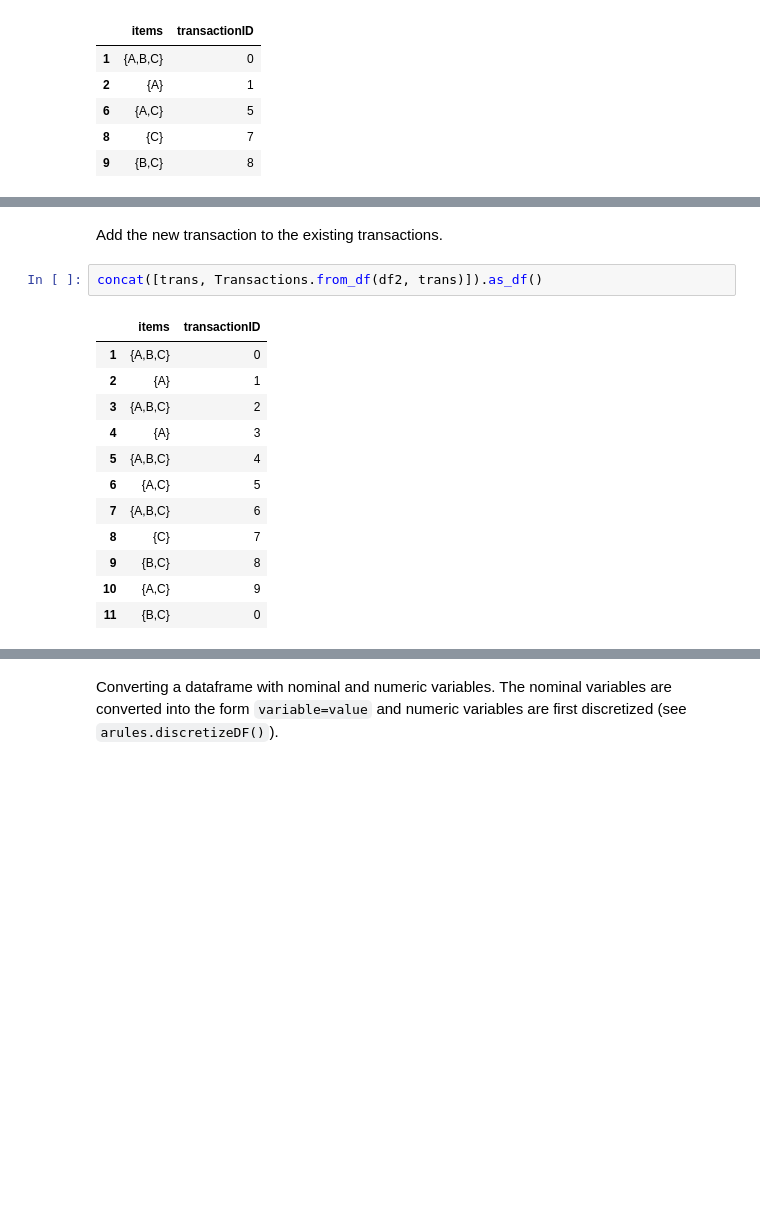
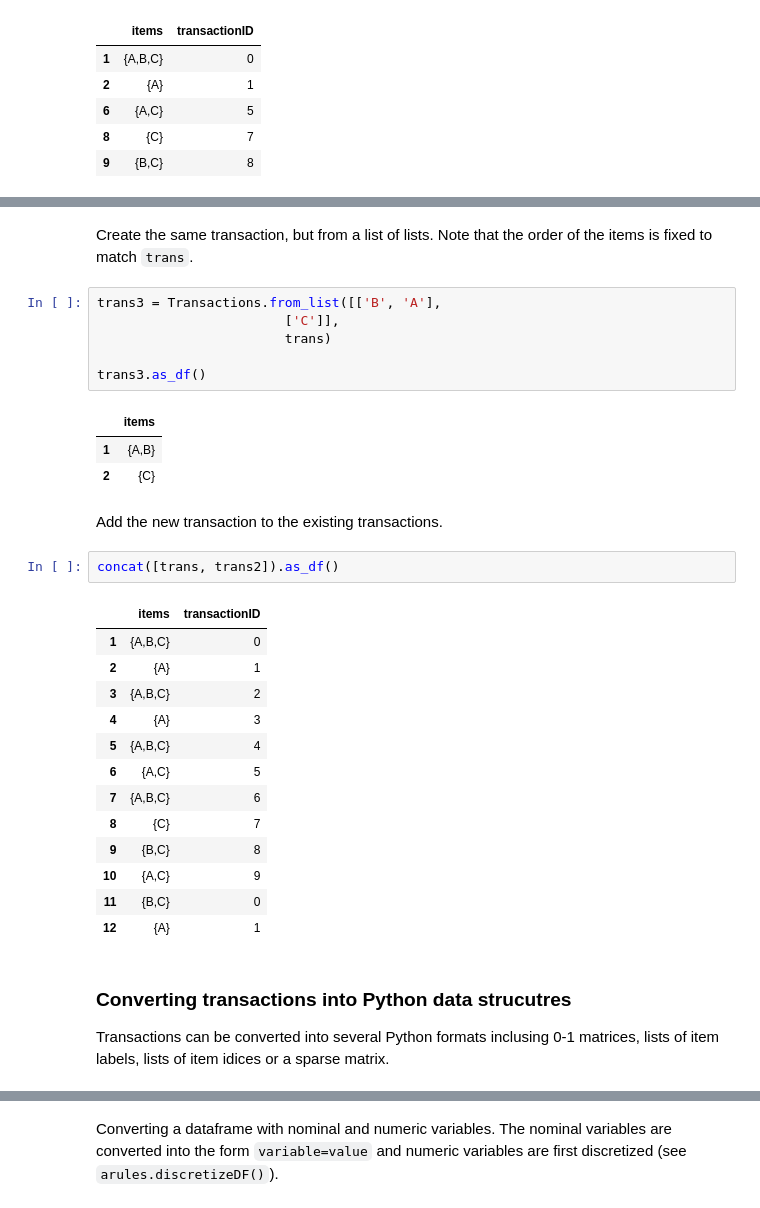
Before and after one commit to mhahsler/arulespy, a Jupyter notebook: examples/arules.ipynb, the cells around one changed output, grey strips where cells are left out. Cells and saved outputs as stored; diff of their text form; blank space fills up the shorter version.

```diff
--- a/examples/arules.ipynb
+++ b/examples/arules.ipynb
@@ -126,7 +129,19 @@ Transactions.from_df(df2, trans).as_df()
+# %% [markdown]
+Create the same transaction, but from a list of lists. Note that the order of the items is fixed to match `trans`.
+# %%
+trans3 = Transactions.from_list([['B', 'A'],
+                        ['C']],
+                        trans)
+
+trans3.as_df()
+# %% [output]
+|  | items |
+| 1 | {A,B} |
+| 2 | {C} |
 # %% [markdown]
 Add the new transaction to the existing transactions.
 # %%
-concat([trans, Transactions.from_df(df2, trans)]).as_df()
+concat([trans, trans2]).as_df()
 # %% [output]
 |  | items | transactionID |
 | 1 | {A,B,C} | 0 |
@@ -140,3 +155,8 @@ concat([trans, Transactions.from_df(df2, trans)]).as_df()
 | 9 | {B,C} | 8 |
 | 10 | {A,C} | 9 |
 | 11 | {B,C} | 0 |
+| 12 | {A} | 1 |
+# %% [markdown]
+### Converting transactions into Python data strucutres
+
+Transactions can be converted into several Python formats inclusing 0-1 matrices, lists of item labels, lists of item idices or a sparse matrix.
```
Also changed, not shown: parts of 38 cells of this notebook, 7 other files.
